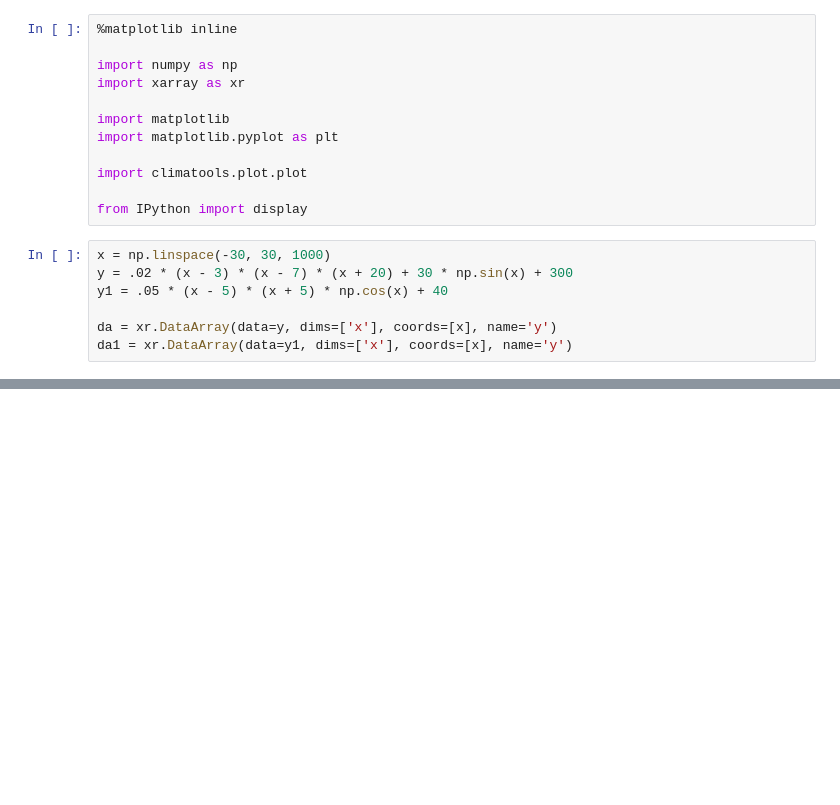
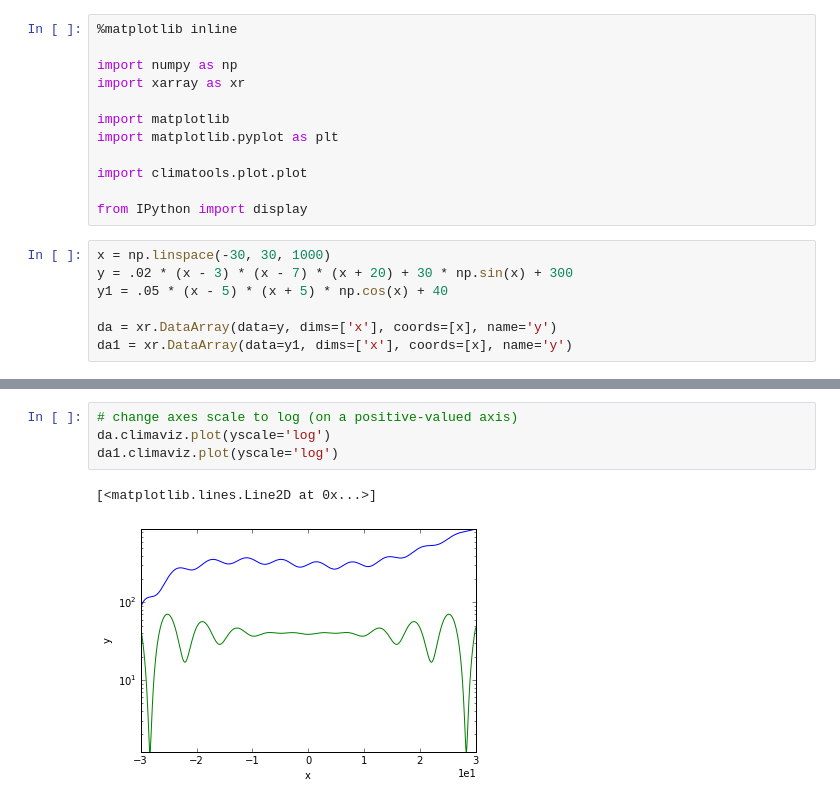
Before and after one commit to qAp/climatools, a Jupyter notebook: climatools/examples/1d_plotting/plotting_1d_DataArray.ipynb, the cells around one changed output, grey strips where cells are left out. Cells and saved outputs as stored; diff of their text form; blank space fills up the shorter version.

```diff
--- a/climatools/examples/1d_plotting/plotting_1d_DataArray.ipynb
+++ b/climatools/examples/1d_plotting/plotting_1d_DataArray.ipynb
@@ -25,0 +34,7 @@ plt.savefig('simple_plot.png')
+# %%
+# change axes scale to log (on a positive-valued axis)
+da.climaviz.plot(yscale='log')
+da1.climaviz.plot(yscale='log')
+# %% [output]
+[<matplotlib.lines.Line2D at 0x...>]
+[figure, added]
```
Also changed, not shown: parts of 7 cells of this notebook.
